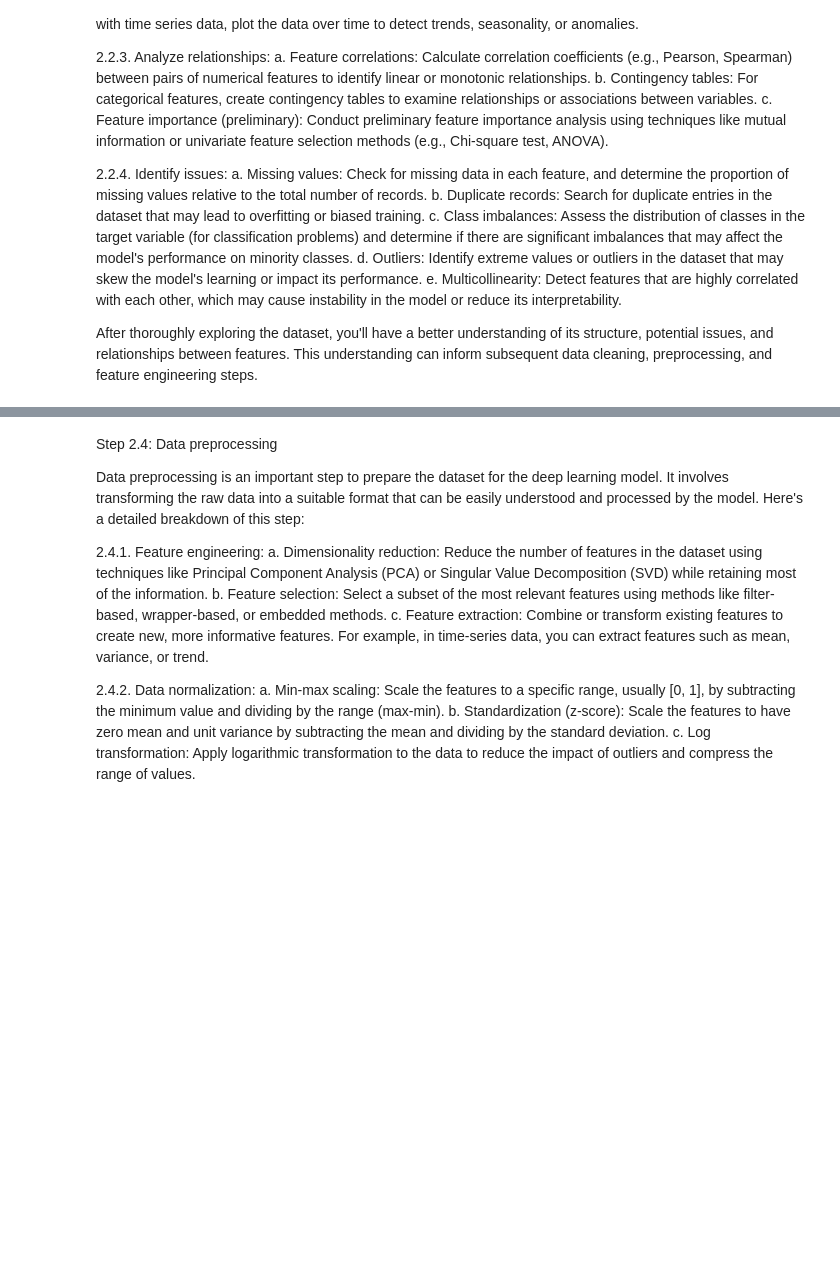
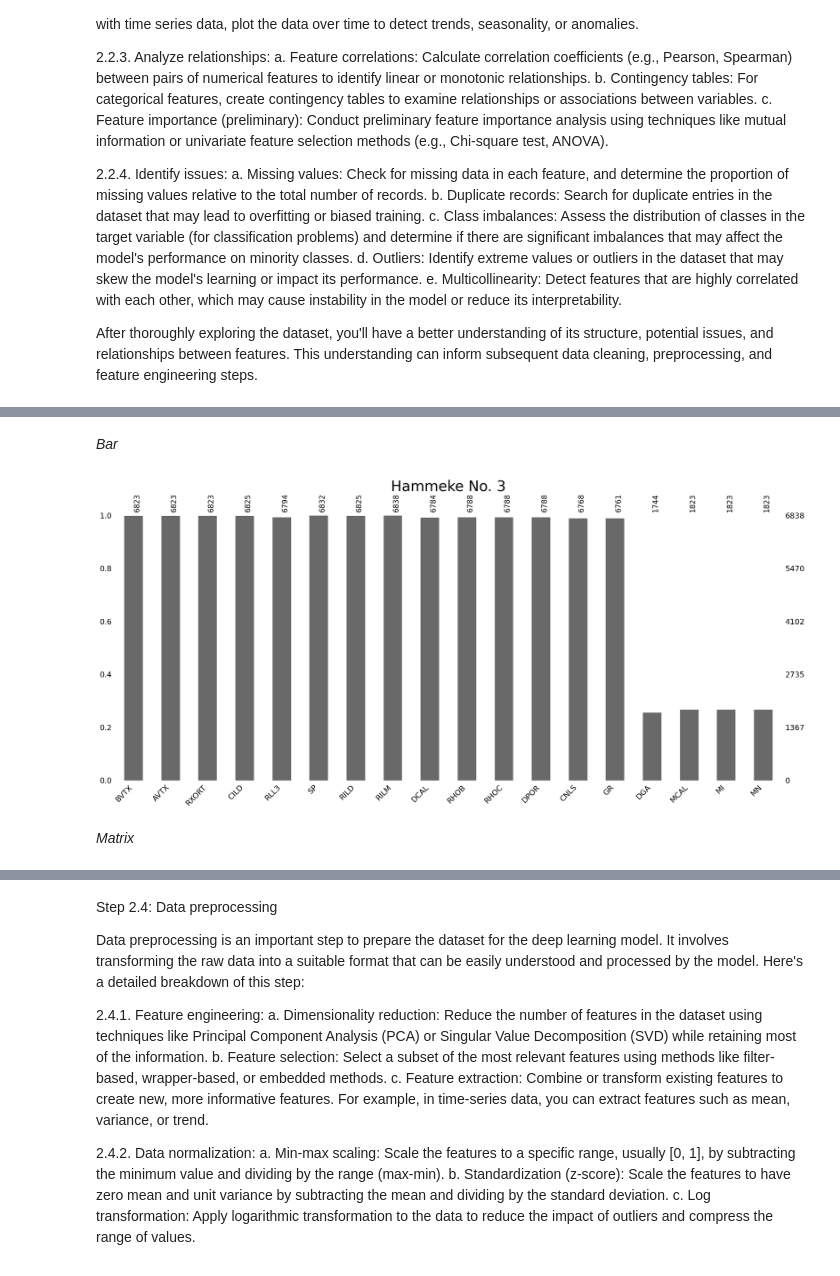
Before and after one commit to OilCoder/Petrophysics, a Jupyter notebook: code/preprocessing.ipynb, the cells around one changed output, grey strips where cells are left out. Drawn from its saved outputs; the diff is of its cells as text; code cells hidden in the pictures; blank space fills up the shorter version.

```diff
--- a/code/preprocessing.ipynb
+++ b/code/preprocessing.ipynb
@@ -122,0 +183,24 @@ After thoroughly exploring the dataset, you'll have a better understanding of it
+# %% [markdown]
+*Bar*
+# %%
+def bar(well_path):
+    well = welly.Well.from_las(well_path)
+    # make a dataframe from well
+    df = well.df()
+    msno.bar(df)
+    # add well name to title
+    plt.title(well.name)
+    # title size
+    plt.title(well.name, fontsize=30)
+    # add x ticks
+    plt.xticks(fontsize=15, rotation=90)
+    # add y ticks
+    plt.yticks(fontsize=15)
+    # show plot
+    plt.show()
+
+bar(well_path)
+# %% [output]
+[figure, added]
+# %% [markdown]
+*Matrix*
```
Also changed, not shown: parts of 31 cells of this notebook.
